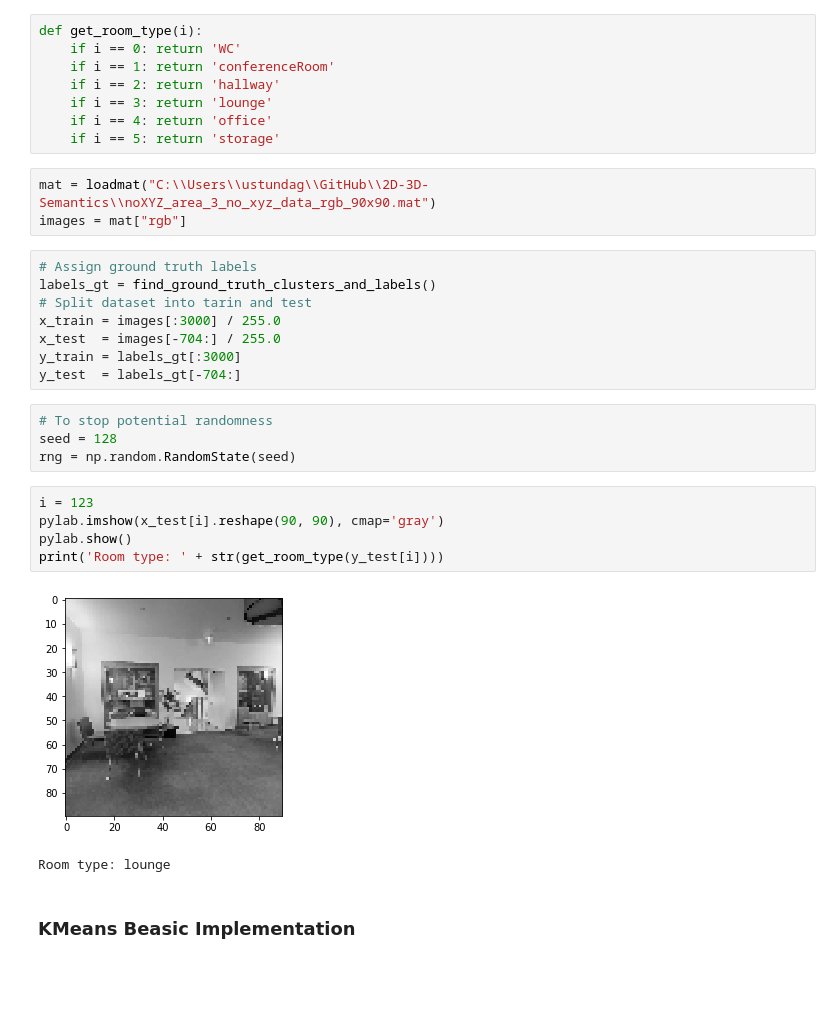
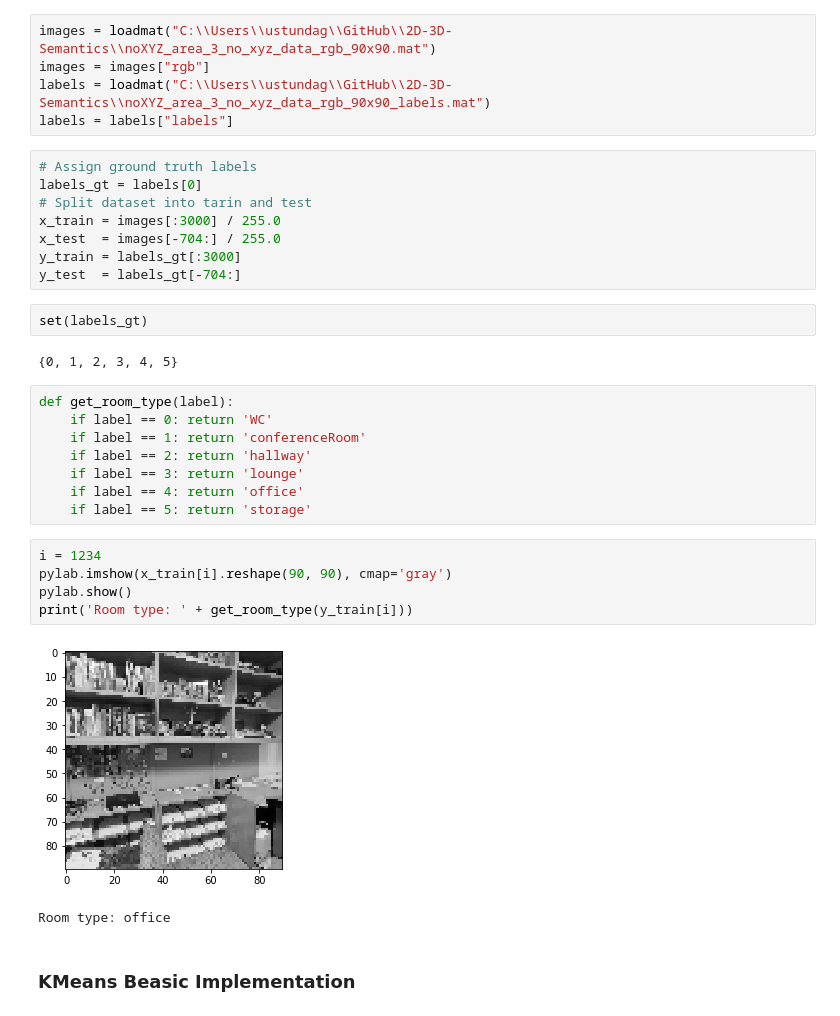
Before and after one commit to ustundag/2D-3D-Semantics, a Jupyter notebook: main_autoencoder_DEC.ipynb, the cells around one changed output. Drawn from its saved outputs; the diff is of its cells as text; blank space fills up the shorter version.

```diff
--- a/main_autoencoder_DEC.ipynb
+++ b/main_autoencoder_DEC.ipynb
@@ -50,34 +31,36 @@ def find_ground_truth_clusters_and_labels():
+# %%
+images = loadmat("C:\\Users\\ustundag\\GitHub\\2D-3D-Semantics\\noXYZ_area_3_no_xyz_data_rgb_90x90.mat")
+images = images["rgb"]
+labels = loadmat("C:\\Users\\ustundag\\GitHub\\2D-3D-Semantics\\noXYZ_area_3_no_xyz_data_rgb_90x90_labels.mat")
+labels = labels["labels"]
+# %%
+# Assign ground truth labels
+labels_gt = labels[0]
+# Split dataset into tarin and test
+x_train = images[:3000] / 255.0
+x_test  = images[-704:] / 255.0
+y_train = labels_gt[:3000]
+y_test  = labels_gt[-704:]
+# %%
+set(labels_gt)
+# %% [output]
+{0, 1, 2, 3, 4, 5}
 # %%
-def get_room_type(i):
-    if i == 0: return 'WC'
-    if i == 1: return 'conferenceRoom'
-    if i == 2: return 'hallway'
-    if i == 3: return 'lounge'
-    if i == 4: return 'office'
-    if i == 5: return 'storage'
+def get_room_type(label):
+    if label == 0: return 'WC'
+    if label == 1: return 'conferenceRoom'
+    if label == 2: return 'hallway'
+    if label == 3: return 'lounge'
+    if label == 4: return 'office'
+    if label == 5: return 'storage'
-# %%
-mat = loadmat("C:\\Users\\ustundag\\GitHub\\2D-3D-Semantics\\noXYZ_area_3_no_xyz_data_rgb_90x90.mat")
-images = mat["rgb"]
-# %%
-# Assign ground truth labels
-labels_gt = find_ground_truth_clusters_and_labels()
-# Split dataset into tarin and test
-x_train = images[:3000] / 255.0
-x_test  = images[-704:] / 255.0
-y_train = labels_gt[:3000]
-y_test  = labels_gt[-704:]
-# %%
-# To stop potential randomness
-seed = 128
-rng = np.random.RandomState(seed)
 # %%
-i = 123
-pylab.imshow(x_test[i].reshape(90, 90), cmap='gray')
+i = 1234
+pylab.imshow(x_train[i].reshape(90, 90), cmap='gray')
 pylab.show()
-print('Room type: ' + str(get_room_type(y_test[i])))
+print('Room type: ' + get_room_type(y_train[i]))
 # %% [output]
-[figure, old version]
+[figure, new version]
-Room type: lounge
+Room type: office
 # %% [markdown]
 ### KMeans Beasic Implementation
 # %%
```
Also changed, not shown: parts of 27 cells of this notebook, 1 other file.
